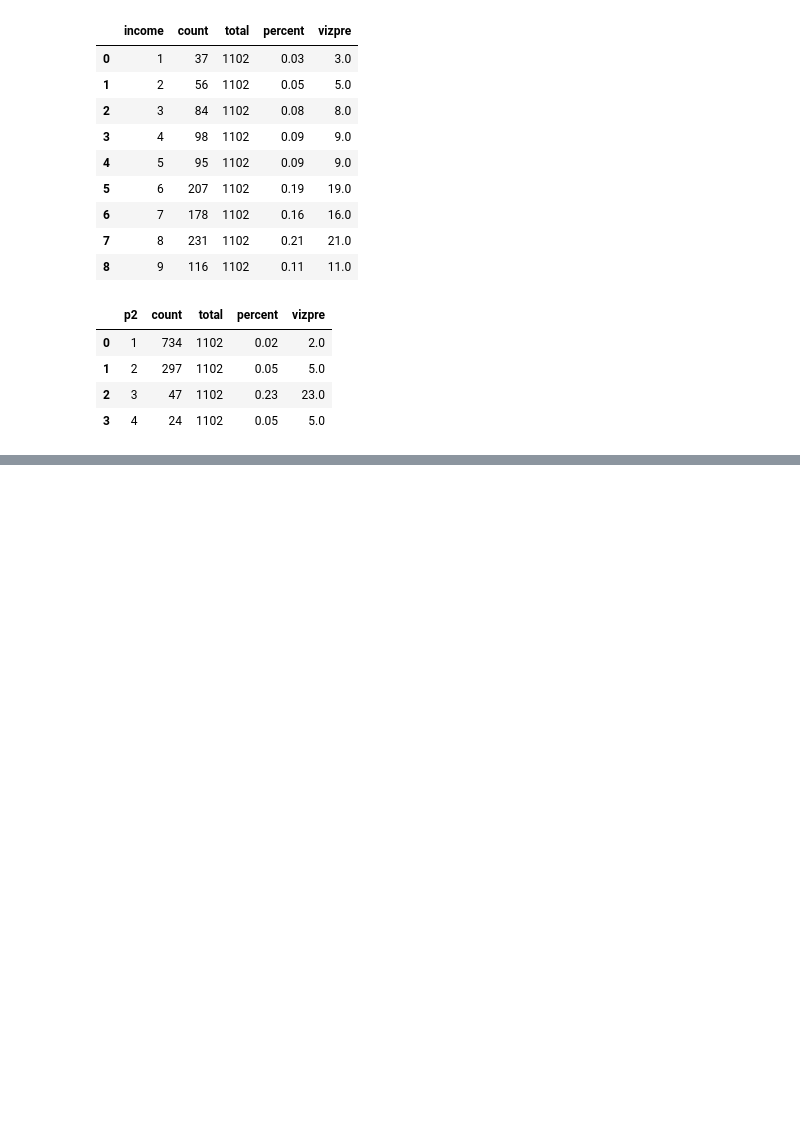
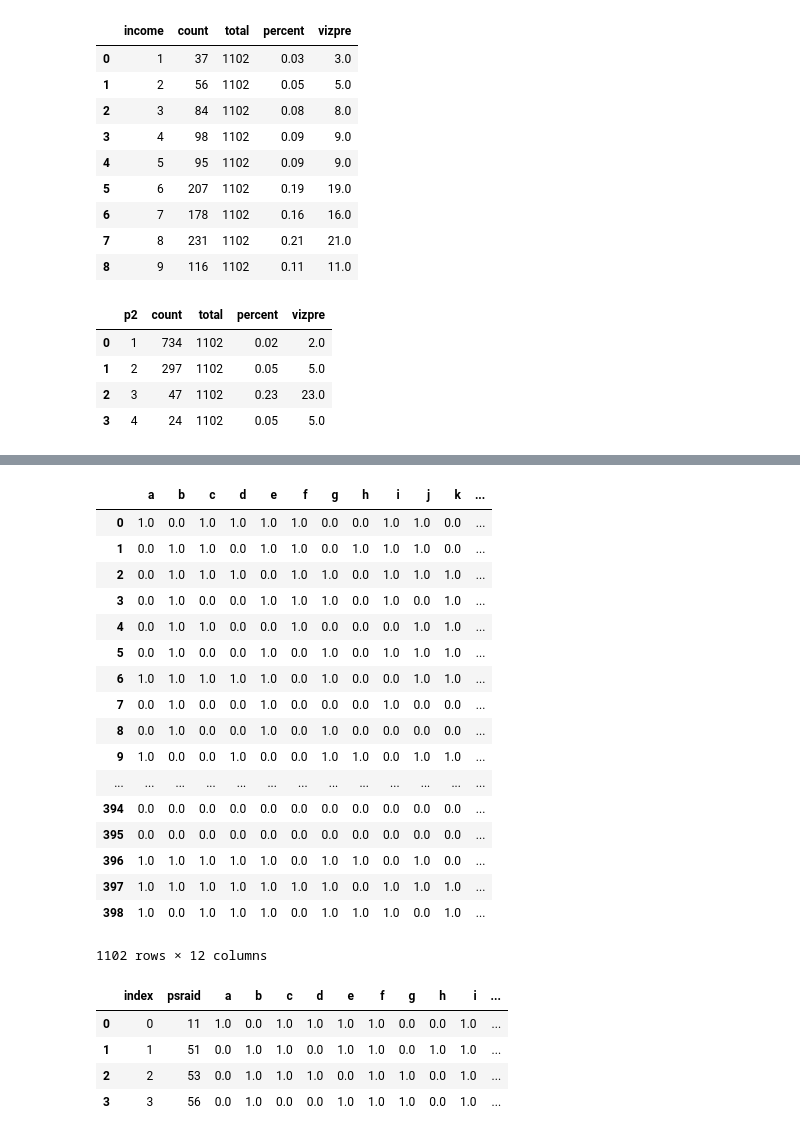
Before and after one commit to annakirklandsmith/gaming-research, a Jupyter notebook: Research.ipynb, the cells around one changed output, grey strips where cells are left out. Saved outputs shown, nothing was run; the diff lists cells and outputs as text; code cells hidden in the pictures; blank space fills up the shorter version.

```diff
--- a/Research.ipynb
+++ b/Research.ipynb
@@ -148,0 +240,3 @@ new.sort_values(by=['count'], ascending=False)
+# %%
+dataC3.columns =[s1+str(s2) for (s1,s2) in dataC3.columns.tolist()]
+dataC3.head(5)
@@ -148,0 +251,3 @@ new.sort_values(by=['count'], ascending=False)
+# %%
+dataC3.reset_index(inplace=True)
+dataC3.head(5)
@@ -148,0 +261,3 @@ new.sort_values(by=['count'], ascending=False)
+# %%
+dataC3.columns = [x.strip().replace('newValuek14', '') for x in dataC3.columns]
+dataC3.head()
@@ -148,0 +271,4 @@ new.sort_values(by=['count'], ascending=False)
+# %%
+dataC3.reset_index(inplace=True)
+dataC3.head(5)
+list(dataC3.columns)
@@ -148,0 +283,28 @@ new.sort_values(by=['count'], ascending=False)
+# %%
+# revenue00.drop(['Unnamed: 0'], axis=1)
+dataC3.drop(['psraid','index'], axis=1)
+dataC3.head(4)
+# %% [output]
+|  | a | b | c | d | e | f | g | h | i | j | k | ... |
+| 0 | 1.0 | 0.0 | 1.0 | 1.0 | 1.0 | 1.0 | 0.0 | 0.0 | 1.0 | 1.0 | 0.0 | ... |
+| 1 | 0.0 | 1.0 | 1.0 | 0.0 | 1.0 | 1.0 | 0.0 | 1.0 | 1.0 | 1.0 | 0.0 | ... |
+| 2 | 0.0 | 1.0 | 1.0 | 1.0 | 0.0 | 1.0 | 1.0 | 0.0 | 1.0 | 1.0 | 1.0 | ... |
+| 3 | 0.0 | 1.0 | 0.0 | 0.0 | 1.0 | 1.0 | 1.0 | 0.0 | 1.0 | 0.0 | 1.0 | ... |
+| 4 | 0.0 | 1.0 | 1.0 | 0.0 | 0.0 | 1.0 | 0.0 | 0.0 | 0.0 | 1.0 | 1.0 | ... |
+| 5 | 0.0 | 1.0 | 0.0 | 0.0 | 1.0 | 0.0 | 1.0 | 0.0 | 1.0 | 1.0 | 1.0 | ... |
+| 6 | 1.0 | 1.0 | 1.0 | 1.0 | 1.0 | 0.0 | 1.0 | 0.0 | 0.0 | 1.0 | 1.0 | ... |
+| 7 | 0.0 | 1.0 | 0.0 | 0.0 | 1.0 | 0.0 | 0.0 | 0.0 | 1.0 | 0.0 | 0.0 | ... |
+| 8 | 0.0 | 1.0 | 0.0 | 0.0 | 1.0 | 0.0 | 1.0 | 0.0 | 0.0 | 0.0 | 0.0 | ... |
+| 9 | 1.0 | 0.0 | 0.0 | 1.0 | 0.0 | 0.0 | 1.0 | 1.0 | 0.0 | 1.0 | 1.0 | ... |
+| ... | ... | ... | ... | ... | ... | ... | ... | ... | ... | ... | ... | ... |
+| 394 | 0.0 | 0.0 | 0.0 | 0.0 | 0.0 | 0.0 | 0.0 | 0.0 | 0.0 | 0.0 | 0.0 | ... |
+| 395 | 0.0 | 0.0 | 0.0 | 0.0 | 0.0 | 0.0 | 0.0 | 0.0 | 0.0 | 0.0 | 0.0 | ... |
+| 396 | 1.0 | 1.0 | 1.0 | 1.0 | 1.0 | 0.0 | 1.0 | 1.0 | 0.0 | 1.0 | 0.0 | ... |
+| 397 | 1.0 | 1.0 | 1.0 | 1.0 | 1.0 | 1.0 | 1.0 | 0.0 | 1.0 | 1.0 | 1.0 | ... |
+| 398 | 1.0 | 0.0 | 1.0 | 1.0 | 1.0 | 0.0 | 1.0 | 1.0 | 1.0 | 0.0 | 1.0 | ... |
+1102 rows × 12 columns
+|  | index | psraid | a | b | c | d | e | f | g | h | i | ... |
+| 0 | 0 | 11 | 1.0 | 0.0 | 1.0 | 1.0 | 1.0 | 1.0 | 0.0 | 0.0 | 1.0 | ... |
+| 1 | 1 | 51 | 0.0 | 1.0 | 1.0 | 0.0 | 1.0 | 1.0 | 0.0 | 1.0 | 1.0 | ... |
+| 2 | 2 | 53 | 0.0 | 1.0 | 1.0 | 1.0 | 0.0 | 1.0 | 1.0 | 0.0 | 1.0 | ... |
+| 3 | 3 | 56 | 0.0 | 1.0 | 0.0 | 0.0 | 1.0 | 1.0 | 1.0 | 0.0 | 1.0 | ... |
```
Also changed, not shown: parts of 25 cells of this notebook.
